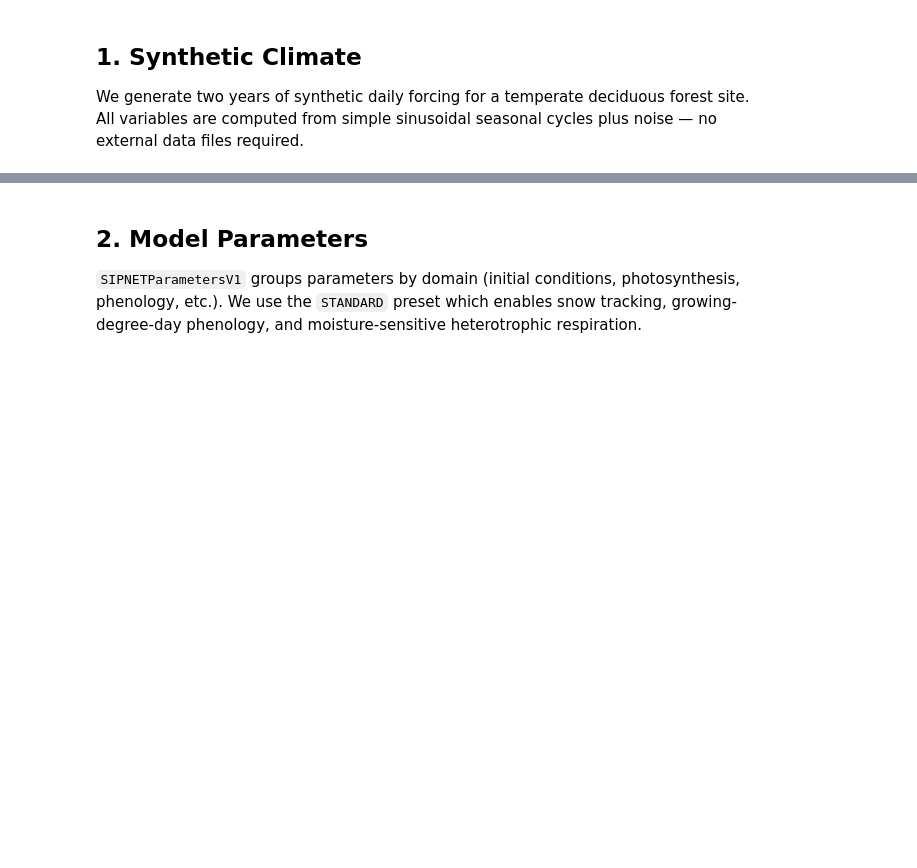
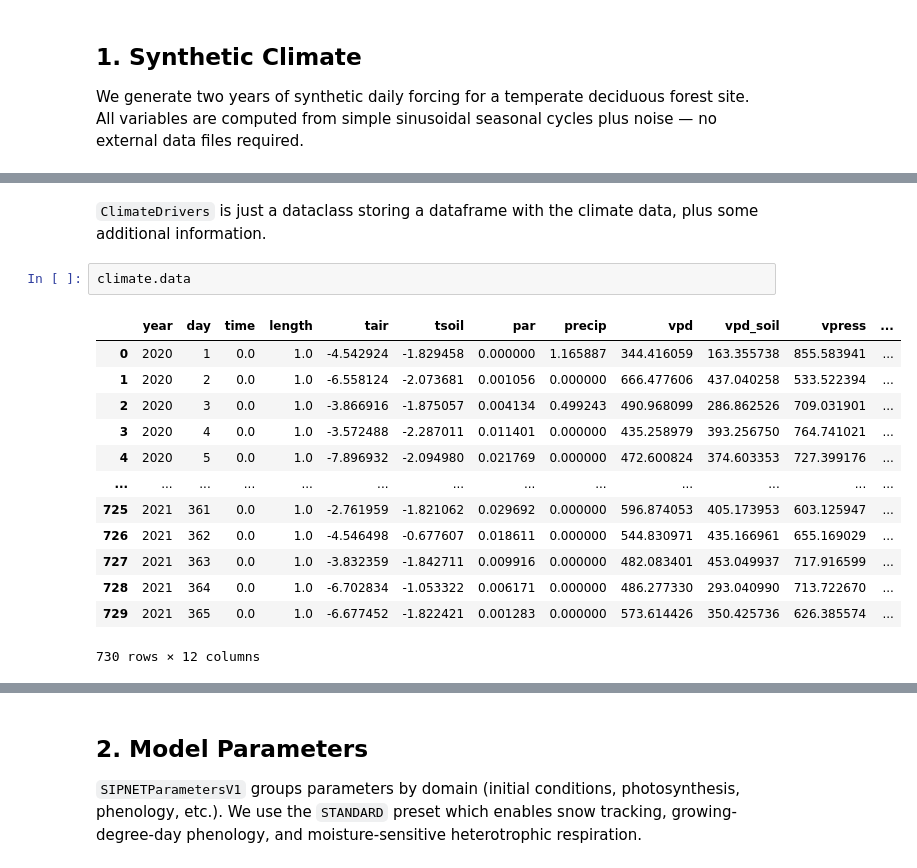
Before and after one commit to TARPS-group/pySIPNET, a Jupyter notebook: examples/tutorial.ipynb, the cells around one changed output, grey strips where cells are left out. Drawn from its saved outputs; the diff is of its cells as text; blank space fills up the shorter version.

```diff
--- a/examples/tutorial.ipynb
+++ b/examples/tutorial.ipynb
@@ -78,0 +81,18 @@ climate
+# %% [markdown]
+`ClimateDrivers` is just a dataclass storing a dataframe with the climate data, plus some additional information.
+# %%
+climate.data
+# %% [output]
+|  | year | day | time | length | tair | tsoil | par | precip | vpd | vpd_soil | vpress | ... |
+| 0 | 2020 | 1 | 0.0 | 1.0 | -4.542924 | -1.829458 | 0.000000 | 1.165887 | 344.416059 | 163.355738 | 855.583941 | ... |
+| 1 | 2020 | 2 | 0.0 | 1.0 | -6.558124 | -2.073681 | 0.001056 | 0.000000 | 666.477606 | 437.040258 | 533.522394 | ... |
+| 2 | 2020 | 3 | 0.0 | 1.0 | -3.866916 | -1.875057 | 0.004134 | 0.499243 | 490.968099 | 286.862526 | 709.031901 | ... |
+| 3 | 2020 | 4 | 0.0 | 1.0 | -3.572488 | -2.287011 | 0.011401 | 0.000000 | 435.258979 | 393.256750 | 764.741021 | ... |
+| 4 | 2020 | 5 | 0.0 | 1.0 | -7.896932 | -2.094980 | 0.021769 | 0.000000 | 472.600824 | 374.603353 | 727.399176 | ... |
+| ... | ... | ... | ... | ... | ... | ... | ... | ... | ... | ... | ... | ... |
+| 725 | 2021 | 361 | 0.0 | 1.0 | -2.761959 | -1.821062 | 0.029692 | 0.000000 | 596.874053 | 405.173953 | 603.125947 | ... |
+| 726 | 2021 | 362 | 0.0 | 1.0 | -4.546498 | -0.677607 | 0.018611 | 0.000000 | 544.830971 | 435.166961 | 655.169029 | ... |
+| 727 | 2021 | 363 | 0.0 | 1.0 | -3.832359 | -1.842711 | 0.009916 | 0.000000 | 482.083401 | 453.049937 | 717.916599 | ... |
+| 728 | 2021 | 364 | 0.0 | 1.0 | -6.702834 | -1.053322 | 0.006171 | 0.000000 | 486.277330 | 293.040990 | 713.722670 | ... |
+| 729 | 2021 | 365 | 0.0 | 1.0 | -6.677452 | -1.822421 | 0.001283 | 0.000000 | 573.614426 | 350.425736 | 626.385574 | ... |
+730 rows × 12 columns
```
Also changed, not shown: parts of 8 cells of this notebook, 1 other file.
